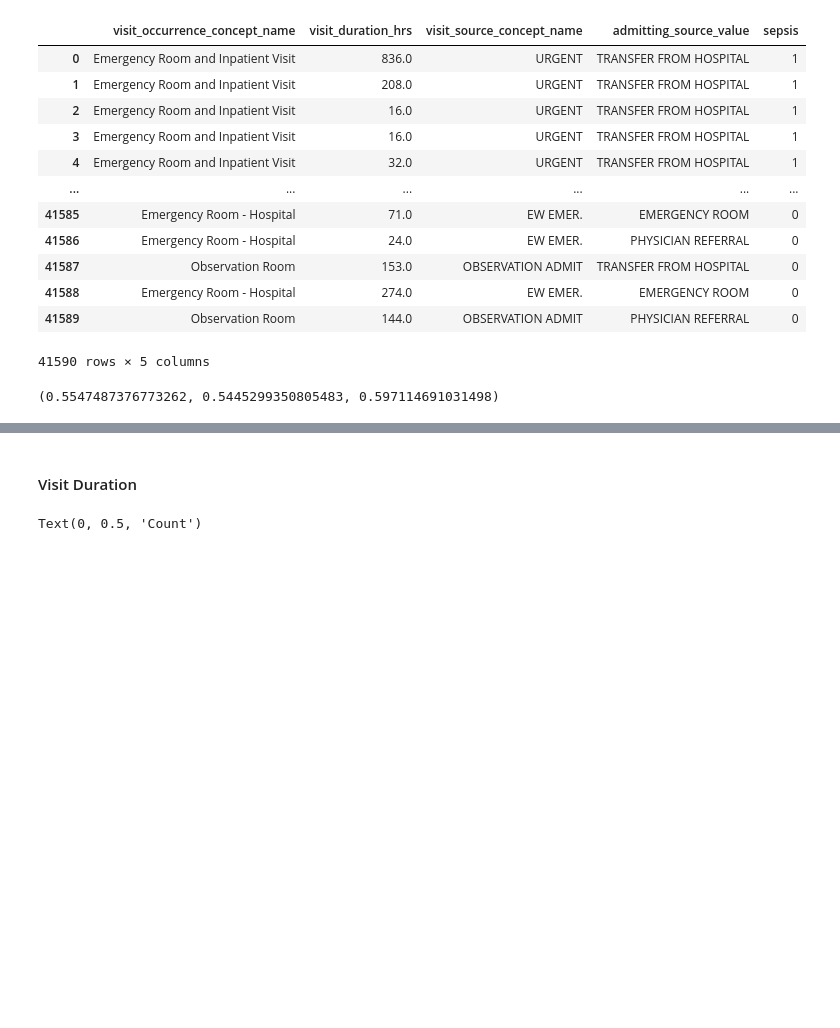
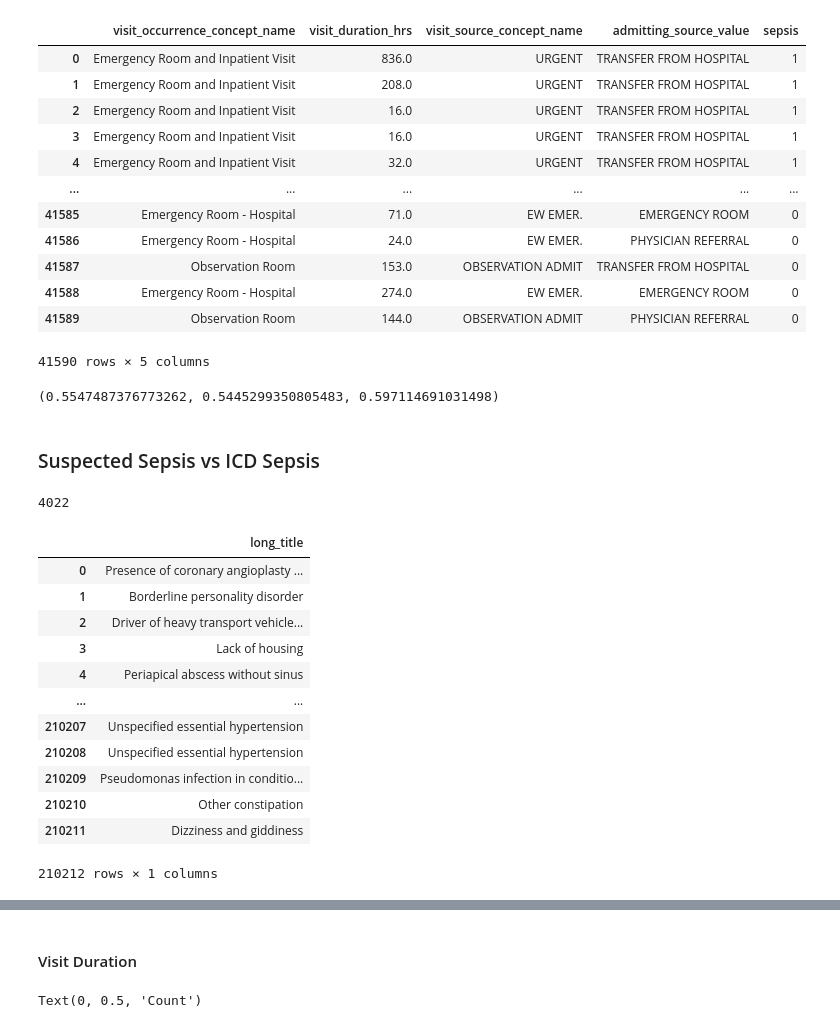
Before and after one commit to ryashpal/ML, a Jupyter notebook: mortality/explore_omop.ipynb, the cells around one changed output, grey strips where cells are left out. Cells and saved outputs as stored; diff of their text form; code cells hidden in the pictures; blank space fills up the shorter version.

```diff
--- a/mortality/explore_omop.ipynb
+++ b/mortality/explore_omop.ipynb
@@ -250,3 +250,5 @@ accuracy_gm = accuracy_score(y, y_gm)
 accuracy_km, accuracy_mbkm, accuracy_gm
 # %% [output]
 (0.5547487376773262, 0.5445299350805483, 0.597114691031498)
+# %% [markdown]
+### Suspected Sepsis vs ICD Sepsis
@@ -252,0 +258,8 @@ accuracy_km, accuracy_mbkm, accuracy_gm
+# %%
+suspectedOnlyCount = 0
+for suspectedPersonId in suspectedList:
+    if suspectedPersonId not in icdList:
+        suspectedOnlyCount += 1
+suspectedOnlyCount
+# %% [output]
+4022
@@ -252,0 +274,32 @@ accuracy_km, accuracy_mbkm, accuracy_gm
+# %%
+suspectedOnlyQuery = """
+    select
+    d_icd.long_title
+    from omop_cdm.person per
+    inner join mimiciv.patients pat
+    on pat.subject_id = per.person_source_value::int
+    inner join mimiciv.diagnoses_icd icd
+    on icd.subject_id = pat.subject_id
+    inner join mimiciv.d_icd_diagnoses d_icd
+    on d_icd.icd_code = icd.icd_code
+    where person_id in (
+    """ + suspectedOnlyPersonIds + """
+    )
+    ;
+"""
+suspectedOnlyDiagnosesDf = pd.read_sql_query(suspectedOnlyQuery, con)
+suspectedOnlyDiagnosesDf
+# %% [output]
+|  | long_title |
+| 0 | Presence of coronary angioplasty ... |
+| 1 | Borderline personality disorder |
+| 2 | Driver of heavy transport vehicle... |
+| 3 | Lack of housing |
+| 4 | Periapical abscess without sinus |
+| ... | ... |
+| 210207 | Unspecified essential hypertension |
+| 210208 | Unspecified essential hypertension |
+| 210209 | Pseudomonas infection in conditio... |
+| 210210 | Other constipation |
+| 210211 | Dizziness and giddiness |
+210212 rows × 1 columns
```
Also changed, not shown: parts of 4 cells of this notebook.
